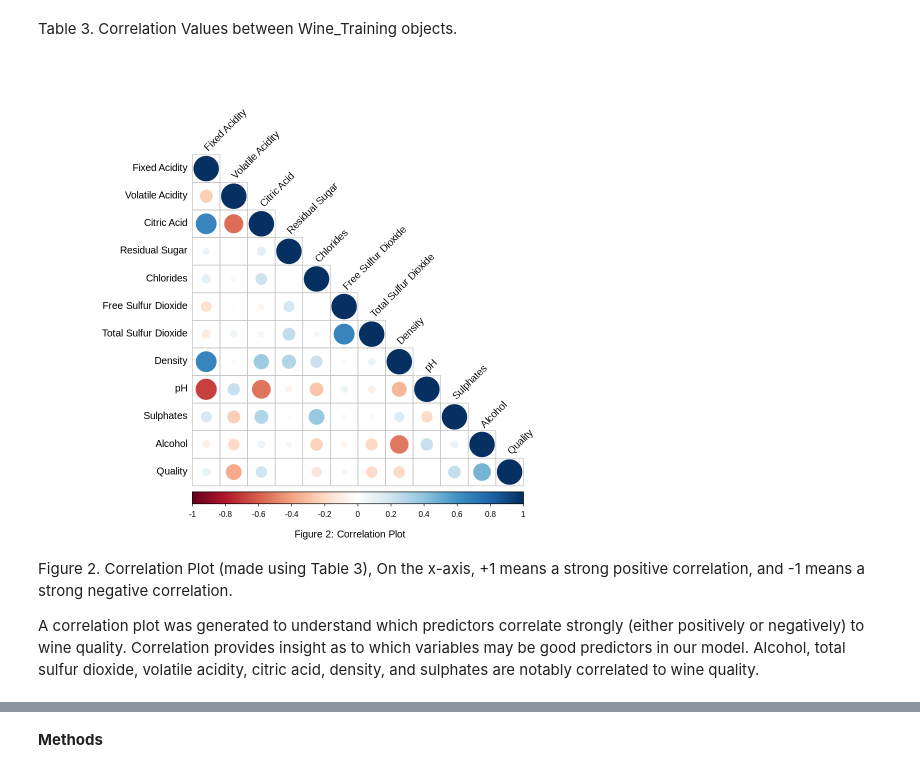
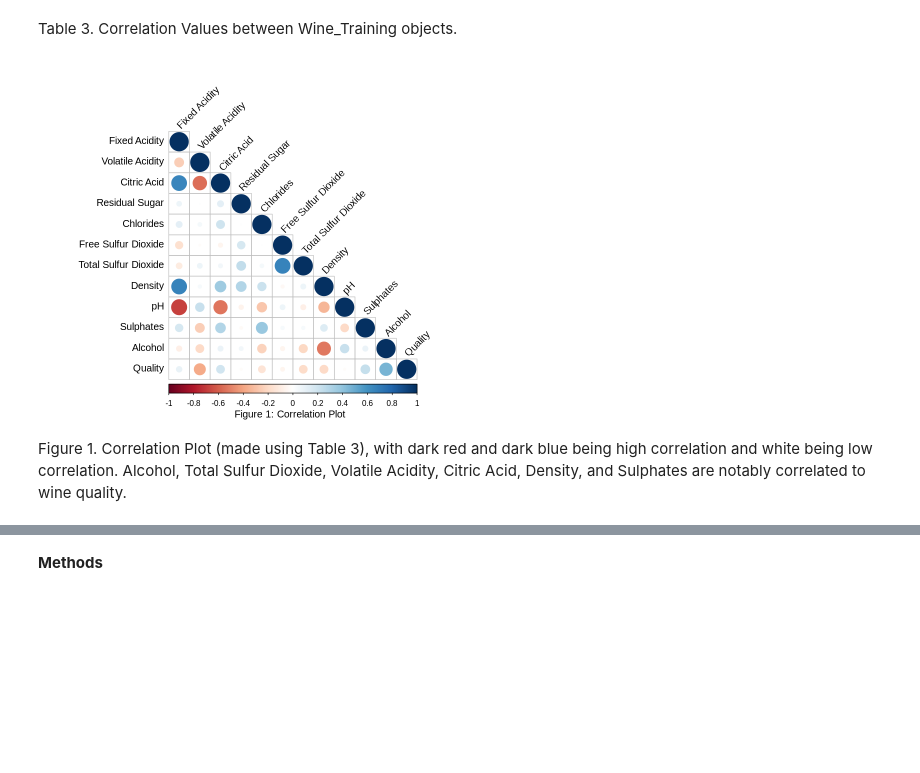
Before and after one commit to aleong2004/Wine-Quality-Prediction, a Jupyter notebook: Project.ipynb, the cells around one changed output, grey strips where cells are left out. Cells and saved outputs as stored; diff of their text form; code cells hidden in the pictures; blank space fills up the shorter version.

```diff
--- a/Project.ipynb
+++ b/Project.ipynb
@@ -155,13 +116,10 @@ A matrix: 12 × 12 of type dbl
 # %% [markdown]
 Table 3. Correlation Values between Wine_Training objects.
 # %%
-options(repr.plot.width = 10, repr.plot.height = 8)
 corrplot(corr, type = "lower",
-         tl.col = "black", tl.srt = 45,)
-title(sub = list("Figure 2: Correlation Plot", font= 25))
+         tl.col = "black", tl.srt = 45)
+title(sub = list("Figure 1: Correlation Plot", font= 25))
 # %% [output]
-[figure, old version]
+[figure, new version]
 # %% [markdown]
-Figure 2. Correlation Plot (made using Table 3), On the x-axis, +1 means a strong positive correlation, and -1 means a strong negative correlation.
-
-A correlation plot was generated to understand which predictors correlate strongly (either positively or negatively) to wine quality. Correlation provides insight as to which variables may be good predictors in our model. Alcohol, total sulfur dioxide, volatile acidity, citric acid, density, and sulphates are notably correlated to wine quality.
+ Figure 1. Correlation Plot (made using Table 3), with dark red and dark blue being high correlation and white being low correlation. Alcohol, Total Sulfur Dioxide, Volatile Acidity, Citric Acid, Density, and Sulphates are notably correlated to wine quality.
```
Also changed, not shown: parts of 39 cells of this notebook.
